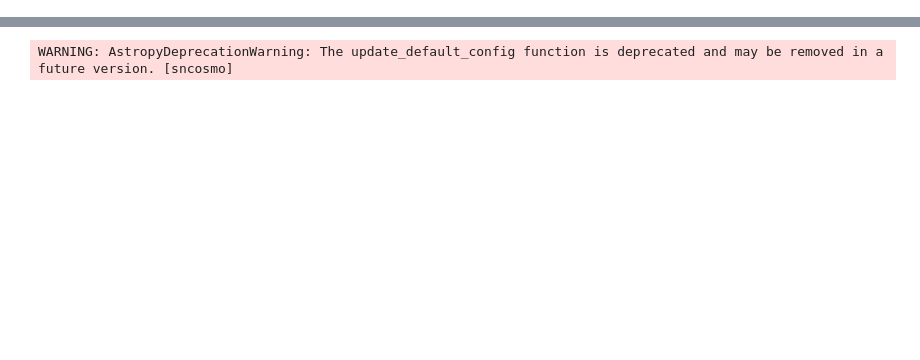
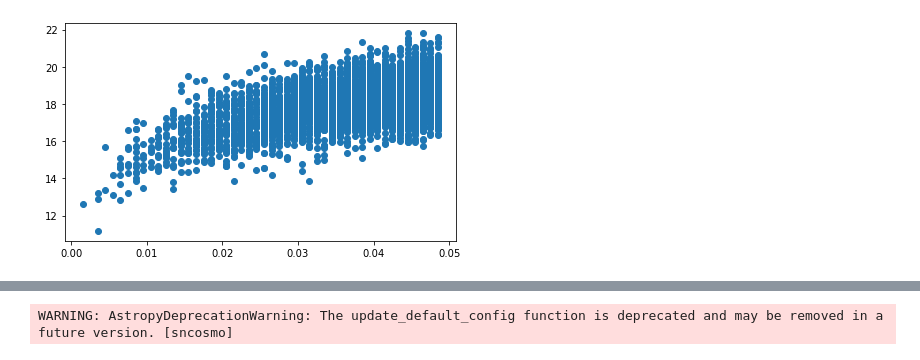
Before and after one commit to MickaelRigault/skysurvey, a Jupyter notebook: docs/advanced/build_a_new_transient.ipynb, the cells around one changed output, grey strips where cells are left out. Cells and saved outputs as stored; diff of their text form; code cells hidden in the pictures; blank space fills up the shorter version.

```diff
--- a/docs/advanced/build_a_new_transient.ipynb
+++ b/docs/advanced/build_a_new_transient.ipynb
@@ -10,0 +96,22 @@ You should provide:
+# %%
+class MyTransient( Transient ):
+
+    _TEMPLATE = "v19-2013df"
+    _RATE = 1e3 # volumetric rate in Gpc^3/year
+
+    _MODEL = dict( redshift = {"param":{"zmax":0.05}, "as":"z"}, # the 'z' parameters
+                   t0 = {"model":np.random.uniform, "param":{"low":56000, "high":57000}}, # the 't0' parameters
+                  # building the 'amplitude' parameter connected to the magabs
+                   magabs = {"model": np.random.normal,
+                             "param":{"loc":-18, "scale":1}},
+                   magobs = {"model": "magabs_to_magobs",
+                             "input":["z", "magabs"]},
+                   amplitude = {"model":"magobs_to_amplitude",
+                                "input":["magobs"]},
+
+                   # and get the spatial distribution
+                   radec={"model":"random", "as":["ra","dec"]}
+                 )
+# %%
+mytransient = MyTransient.from_draw(4000)
+mytransient.data
@@ -10,0 +132,4 @@ You should provide:
+# %%
+_ = mytransient.show_scatter("z","magobs")
+# %% [output]
+[figure, added]
```
Also changed, not shown: parts of 17 cells of this notebook, 5 other files.
